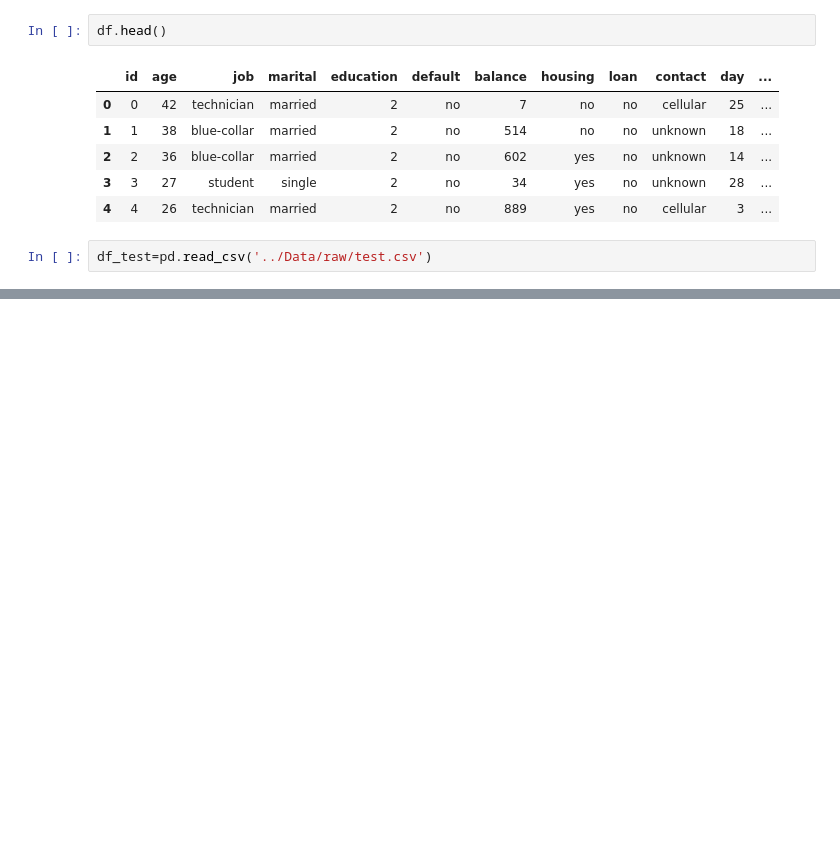
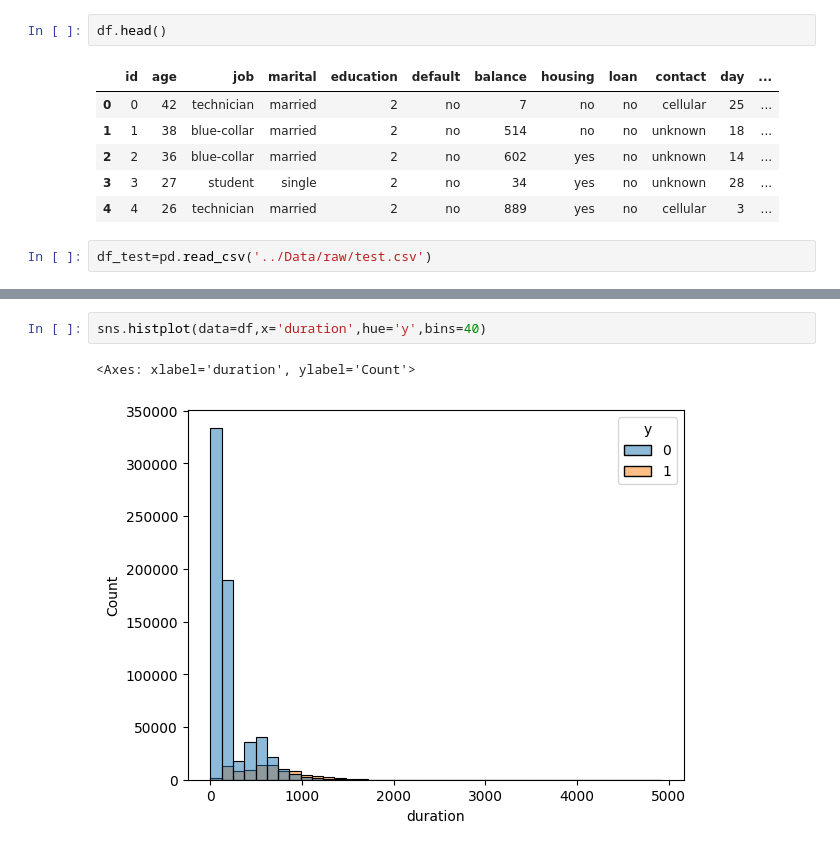
Before and after one commit to Rohit-912/Bank_Subscription_prediction, a Jupyter notebook: Notebook/eda.ipynb, the cells around one changed output, grey strips where cells are left out. Drawn from its saved outputs; the diff is of its cells as text; blank space fills up the shorter version.

```diff
--- a/Notebook/eda.ipynb
+++ b/Notebook/eda.ipynb
@@ -215,3 +215,8 @@ df_test.head()
 | 2 | 750002 | 36 | self-employed | married | primary | no | 46 | yes | yes | cellular | 13 | ... |
 | 3 | 750003 | 58 | blue-collar | married | secondary | no | -1380 | yes | yes | unknown | 29 | ... |
 | 4 | 750004 | 28 | technician | single | secondary | no | 1950 | yes | no | cellular | 22 | ... |
+# %%
+sns.histplot(data=df,x='duration',hue='y',bins=40)
+# %% [output]
+<Axes: xlabel='duration', ylabel='Count'>
+[figure, added]
```
Also changed, not shown: parts of 4 cells of this notebook, 6 other files.
